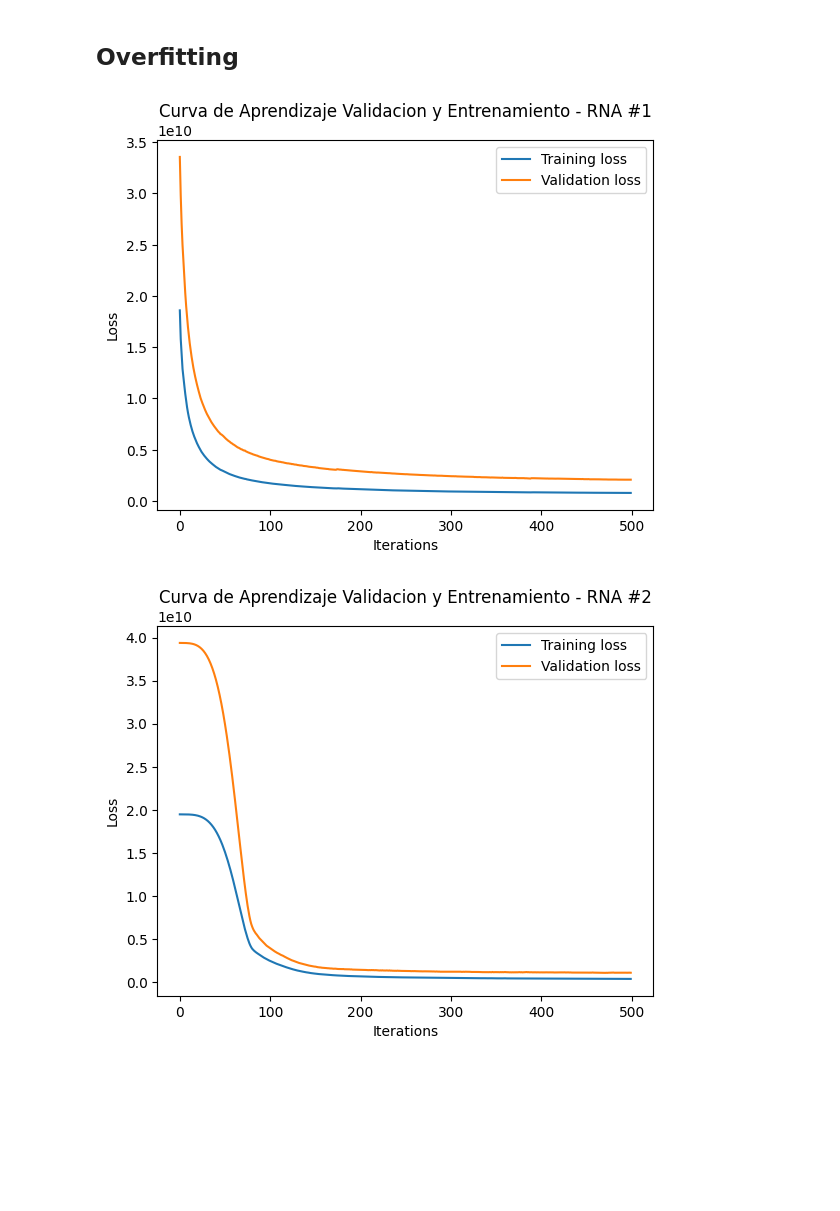
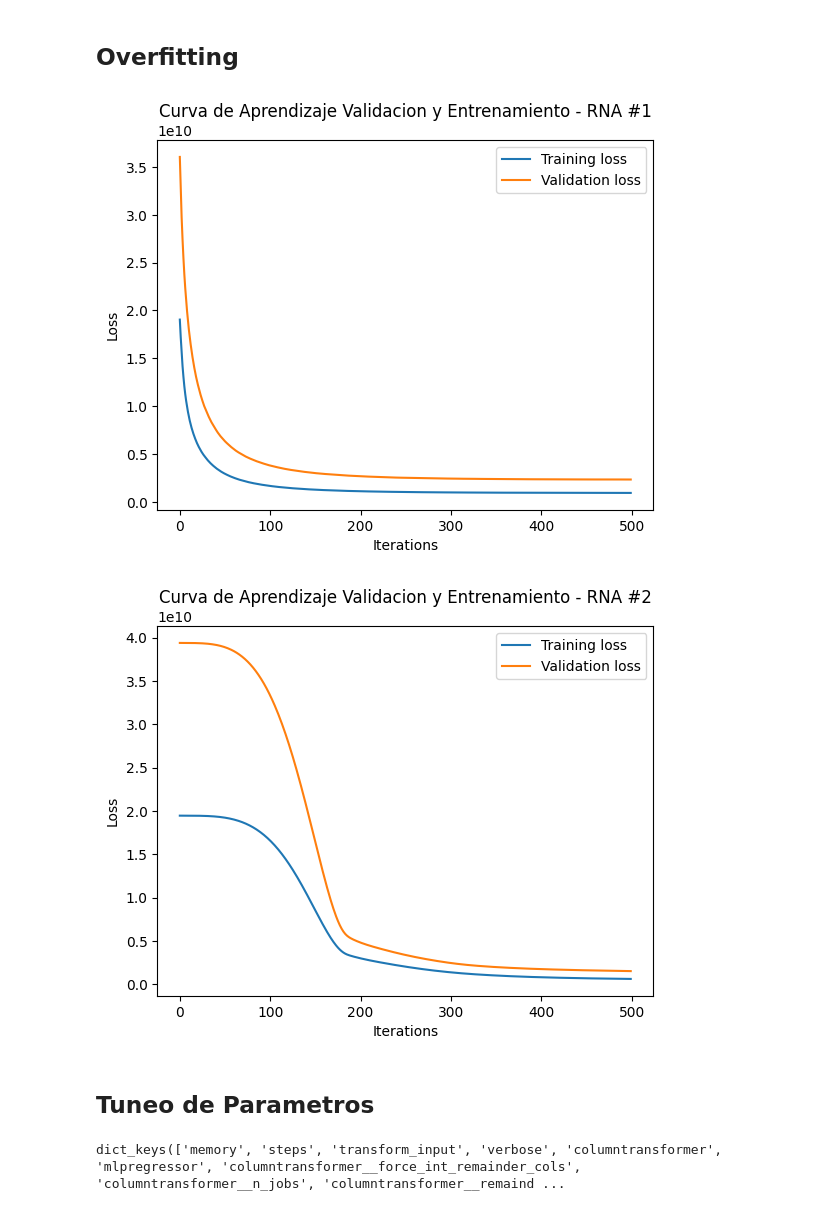
Before and after one commit to DiegoDuaS/RNA, a Jupyter notebook: actividades.ipynb, the cells around one changed output. Cells and saved outputs as stored; diff of their text form; code cells hidden in the pictures; blank space fills up the shorter version.

```diff
--- a/actividades.ipynb
+++ b/actividades.ipynb
@@ -486,10 +485,11 @@ R²: 0.6977332286104041
 nn2 = make_pipeline(
     rna_pp,
     MLPRegressor(
-        hidden_layer_sizes=(64,128,64),
+        hidden_layer_sizes=(20,40,20),
         max_iter=500,
         activation='relu',
-        solver='adam'
+        solver='adam',
+        random_state=32
     )
 )
 
@@ -526,16 +526,13 @@ warnings.filterwarnings('ignore')
 
 train_loss = []
 val_loss = []
-nn1_of = make_pipeline(
-    rna_pp,
-    MLPRegressor(
-        hidden_layer_sizes=(128),
-        max_iter=1,
-        warm_start=True, ## Warm Start permite reusar pesos despues de fit
-        activation='tanh',
-        solver='sgd'
-    )
-)
+nn1_of =nn1 = make_pipeline(rna_pp, MLPRegressor(
+    hidden_layer_sizes=(50),
+    max_iter=1,
+    activation='tanh',
+    solver='sgd',
+    warm_start=True
+))
 # Se itera por el numero max de iteraciones que pusimos para este modelo
 for i in range(500):
     nn1_of.fit(X_train, y_train)
@@ -551,33 +548,45 @@ plt.ylabel("Loss")
 plt.legend()
 plt.show()
 # %% [output]
-[figure, old version]
+[figure, new version]
 # %%
 train_loss2 = []
 val_loss2 = []
-nn2_of = make_pipeline(
-    rna_pp,
-    MLPRegressor(
-        hidden_layer_sizes=(64,128,64),
-        max_iter=1,
-        activation='relu',
-        warm_start=True,
-        solver='adam'
-    )
-)
+nn2_of = make_pipeline(rna_pp, MLPRegressor(
+    hidden_layer_sizes=(20,40,20),
+    max_iter=1,
+    activation='relu',
+    solver='adam',
+    random_state=32, # Constancia entre corridas
+    warm_start=True # Permite ir debugging las perdias
+
+))
 # Se itera por el numero max de iteraciones que pusimos para este modelo
 for i in range(500):
     nn2_of.fit(X_train, y_train)
     train_loss2.append(nn2_of.named_steps['mlpregressor'].loss_)
     val_pred = nn2_of.predict(X_test)
     val_loss2.append(np.mean((val_pred - y_test) ** 2))
 
 plt.plot(train_loss2, label="Training loss")
 plt.plot(val_loss2, label="Validation loss")
 plt.title("Curva de Aprendizaje Validacion y Entrenamiento - RNA #2")
 plt.xlabel("Iterations")
 plt.ylabel("Loss")
 plt.legend()
 plt.show()
 # %% [output]
-[figure, old version]
+[figure, new version]
+# %% [markdown]
+## Tuneo de Parametros
+# %%
+from sklearn.model_selection import GridSearchCV
+
+search_nn = make_pipeline(rna_pp, MLPRegressor(
+    activation='relu',
+    solver='adam',
+))
+
+search_nn.get_params().keys()
+# %% [output]
+dict_keys(['memory', 'steps', 'transform_input', 'verbose', 'columntransformer', 'mlpregressor', 'columntransformer__force_int_remainder_cols', 'columntransformer__n_jobs', 'columntransformer__remaind ...
```
Also changed, not shown: parts of 9 cells of this notebook.
